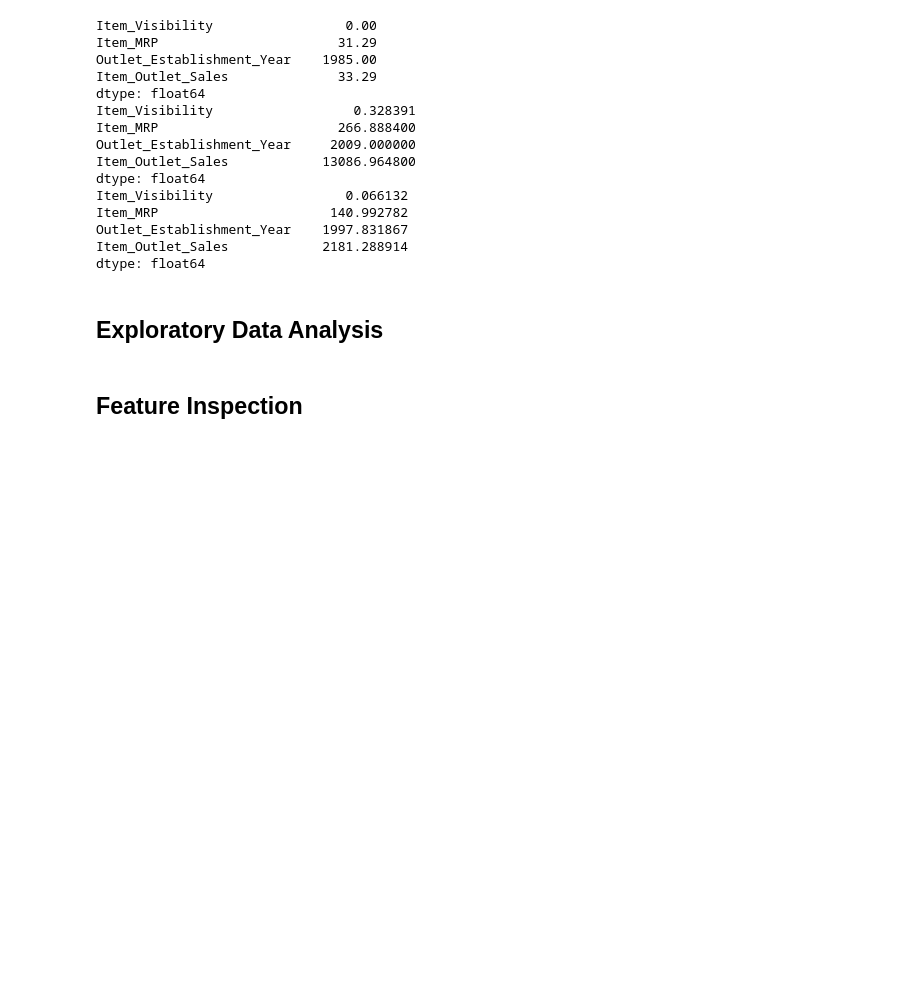
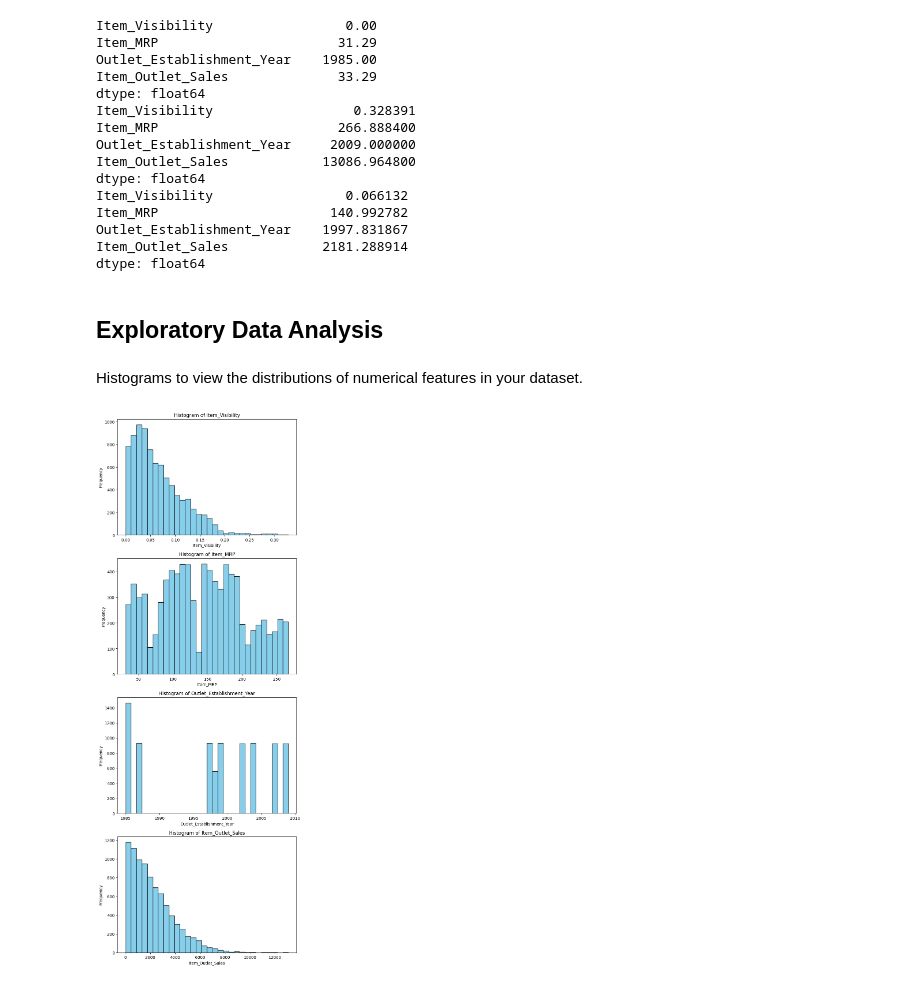
Before and after one commit to SlabberP/Prediction-of-Product-Sales, a Jupyter notebook: Prediction_of_Product_Sales.ipynb, the cells around one changed output. Cells and saved outputs as stored; diff of their text form; code cells hidden in the pictures; blank space fills up the shorter version.

```diff
--- a/Prediction_of_Product_Sales.ipynb
+++ b/Prediction_of_Product_Sales.ipynb
@@ -130,9 +144,9 @@ dtype: object
 3) Are there duplicates? If so, drop any duplicates.
 # %%
 # Query for duplicates
-df_salesprd.duplicated().sum()
+df.duplicated().sum()
 # Remove duplicates if any exists
-df_salesprd.drop_duplicates(inplace = True)
+df.drop_duplicates(inplace = True)
 # %% [markdown]
 4) Identify missing values.
 # %%
@@ -158,10 +172,10 @@ dtype: float64
 5) Address the missing values by using a placeholder value.
 # %%
 # Replace the null with a 'Not specified' in the Item_Weight column.
-df_salesprd['Item_Weight'] = df_salesprd['Item_Weight'].fillna('Not specified')
+df['Item_Weight'] = df['Item_Weight'].fillna('Not specified')
 # %%
 # Replace the null with a 'No Size' in the Outlet_Size column.
-df_salesprd['Outlet_Size'] = df_salesprd['Outlet_Size'].fillna('No Size')
+df['Outlet_Size'] = df['Outlet_Size'].fillna('No Size')
 # %% [markdown]
 6) Confirm that there are no missing values after addressing them.
 # %%
@@ -218,10 +232,10 @@ Name: Outlet_Type, dtype: int64
 # %%
 # Fix inconsistencies
 # Column Item_Fat_Content. Replacing 'LF' with 'Low Fat'
-df_salesprd['Item_Fat_Content'] = df_salesprd['Item_Fat_Content'].replace('LF', 'Low Fat')
+df['Item_Fat_Content'] = df['Item_Fat_Content'].replace('LF', 'Low Fat')
 # Column Item_Fat_Content. Replacing 'low fat' with 'Low Fat'
-df_salesprd['Item_Fat_Content'] = df_salesprd['Item_Fat_Content'].replace('low fat', 'Low Fat')
+df['Item_Fat_Content'] = df['Item_Fat_Content'].replace('low fat', 'Low Fat')
 # Column Item_Fat_Content. Replacing 'reg' with 'Regular'
-df_salesprd['Item_Fat_Content'] = df_salesprd['Item_Fat_Content'].replace('reg', 'Regular')
+df['Item_Fat_Content'] = df['Item_Fat_Content'].replace('reg', 'Regular')
 # %%
 # Find numerical columns
@@ -260,5 +274,21 @@ Item_Outlet_Sales            2181.288914
 dtype: float64
 # %% [markdown]
 ## **Exploratory Data Analysis**
-# %% [markdown]
-## **Feature Inspection**
+# %% [markdown]
+Histograms to view the distributions of numerical features in your dataset.
+# %%
+# Select the numerical columns
+num_cols = df.select_dtypes('number').columns.tolist()
+num_cols
+
+# Create subplots for each feature(column)
+fig, axes = plt.subplots(nrows=len(num_cols), ncols=1, figsize=(8, 6 * len(num_cols)))
+
+# Plot histograms for each feature
+for i, feature in enumerate(num_cols):
+    axes[i].hist(df[feature], bins=30, color='skyblue', edgecolor='black')
+    axes[i].set_title(f'Histogram of {feature}')
+    axes[i].set_xlabel(feature)
+    axes[i].set_ylabel('Frequency')
+# %% [output]
+[figure, added]
```
Also changed, not shown: parts of 62 cells of this notebook.
